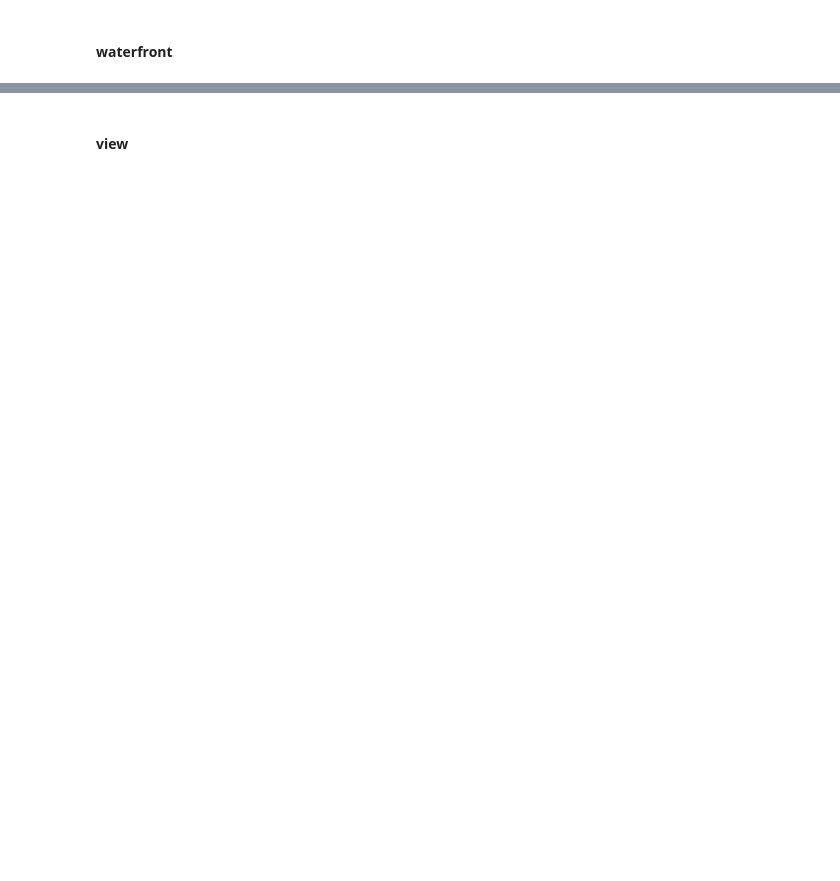
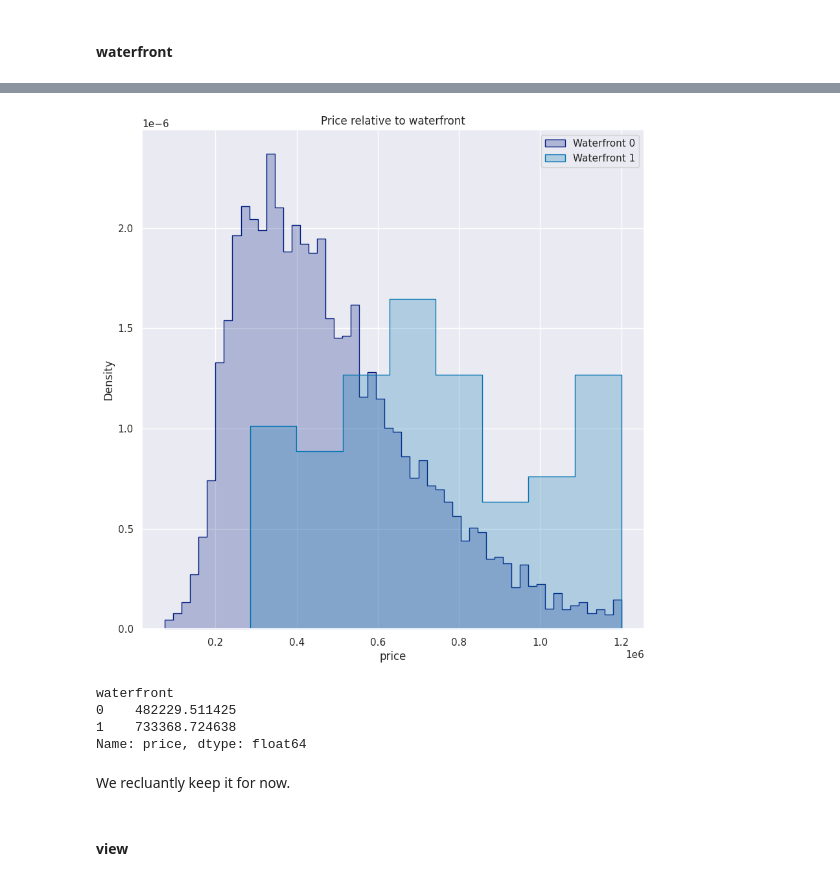
Before and after one commit to julienRactM/apartment-hunter, a Jupyter notebook: main_notebook.ipynb, the cells around one changed output, grey strips where cells are left out. Drawn from its saved outputs; the diff is of its cells as text; code cells hidden in the pictures; blank space fills up the shorter version.

```diff
--- a/main_notebook.ipynb
+++ b/main_notebook.ipynb
@@ -739,2 +761,4 @@ plt.show()
+# %%
+df = df[df.floors < 3.5]
 # %% [markdown]
 #### waterfront
@@ -740,0 +785,31 @@ plt.show()
+# %%
+wat_0_df =  df[df.waterfront == 0]
+wat_1_df =  df[df.waterfront == 1]
+# %%
+
+# plt.hist(df.price[df.waterfront == 0], color='brown')
+plt.figure(figsize=(10, 10))
+sns.histplot(wat_0_df,
+             x="price", hue="waterfront",
+             element="step",
+             stat="density", common_norm=False, legend = True, label='Waterfront 0',
+             palette='dark') #dark  colorblind
+
+sns.histplot(wat_1_df,
+             x="price", hue="waterfront",
+             element="step",
+             stat="density", common_norm=False, legend = True, label='Waterfront 1',
+             palette='colorblind') #bright6 colorblind dark
+plt.title("Price relative to waterfront")
+plt.legend()
+plt.show()
+# %% [output]
+[figure, added]
+# %%
+# wat_1_df.groupby(['price', 'waterfront'])
+df.groupby('waterfront')['price'].mean()
+# %% [output]
+waterfront
+0    482229.511425
+1    733368.724638
+Name: price, dtype: float64
@@ -741,2 +818,4 @@ plt.show()
+# %% [markdown]
+We recluantly keep it for now.
 # %% [markdown]
 #### view
```
Also changed, not shown: parts of 17 cells of this notebook.
